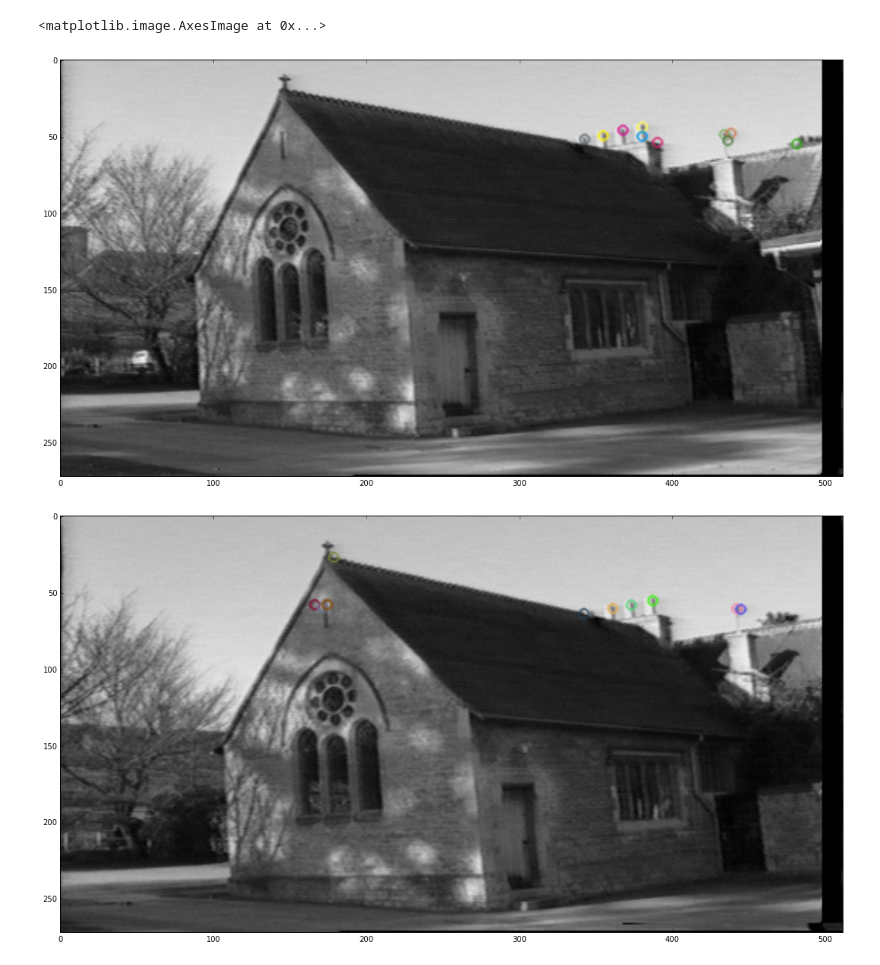
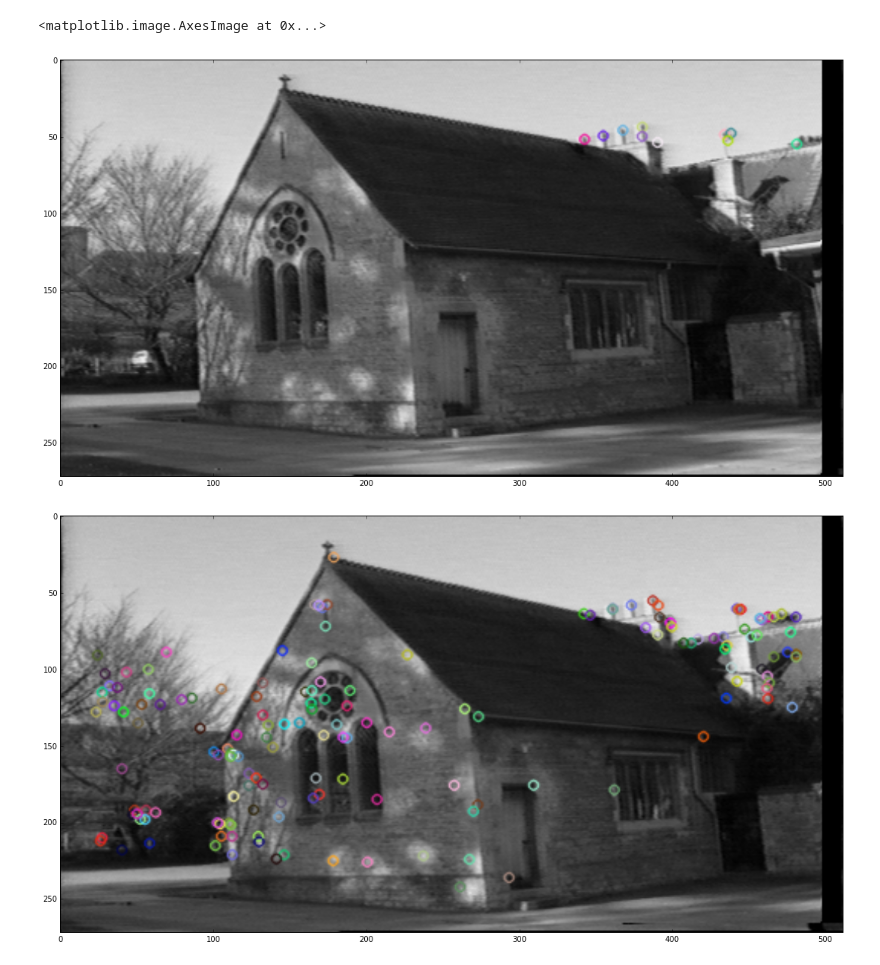
Before and after one commit to NCEghtebas/ComputerVisionCT, a Jupyter notebook: HW4/Q4.ipynb, the cells around one changed output. Saved outputs shown, nothing was run; the diff lists cells and outputs as text; code cells hidden in the pictures.

```diff
--- a/HW4/Q4.ipynb
+++ b/HW4/Q4.ipynb
@@ -13,0 +5,12 @@ plt.imshow(pic2, cmap="Greys_r")
+# %%
+%matplotlib inline
+pic1 = cv2.imread("Files/chapel1.png")
+pic2 = cv2.imread("Files/chapel2.png")
+
+pic1 = cv2.cvtColor( pic1, cv2.COLOR_BGR2GRAY)
+pic2 = cv2.cvtColor( pic2, cv2.COLOR_BGR2GRAY)
+
+plt.figure()
+plt.imshow(pic1, cmap="Greys_r")
+plt.figure()
+plt.imshow(pic2, cmap="Greys_r")
@@ -14,21 +21,21 @@ plt.imshow(pic2, cmap="Greys_r")
 # %%
 def extract_features(img):
     brisk=cv2.BRISK()
     kps,descs=brisk.detectAndCompute(img,None)
     return (kps,descs)
 
-features1, feat1 = extract_features(pic1)
-img1=cv2.drawKeypoints(pic1,features1[:10])
+kp1, des1 = extract_features(pic1)
+img1=cv2.drawKeypoints(pic1,kp1[:10])
 f1=plt.figure()
 f1.set_size_inches(18.5, 10.5)
-plt.imshow(img1, cmap = "Greys_r")
+plt.imshow(img1)
 
-features2, feat2 = extract_features(pic2)
-img2=cv2.drawKeypoints(pic2,features2[:10])
+kp2, des2 = extract_features(pic2)
+img2=cv2.drawKeypoints(pic2,kp2)
 f2=plt.figure()
 f2.set_size_inches(18.5, 10.5)
-plt.imshow(img2, cmap = "Greys_r")
+plt.imshow(img2)
 # %% [output]
 <matplotlib.image.AxesImage at 0x...>
-[figure, old version]
+[figure, new version]
-[figure, old version]
+[figure, new version]
```
Also changed, not shown: parts of 9 cells of this notebook.
